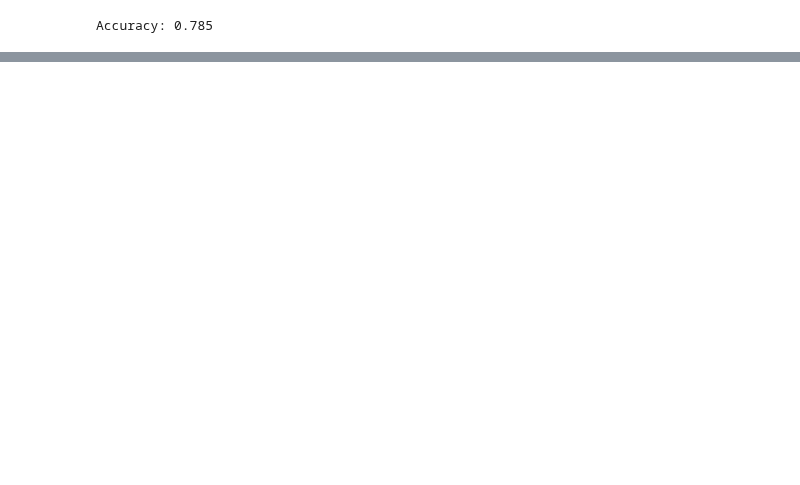
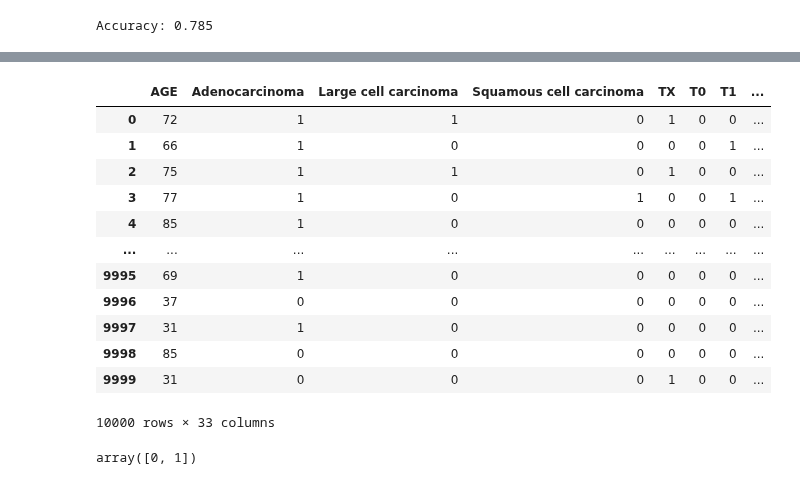
Before and after one commit to ben8169/Study, a Jupyter notebook: ml_class/second_kaggle_project/main.ipynb, the cells around one changed output, grey strips where cells are left out. Cells and saved outputs as stored; diff of their text form; code cells hidden in the pictures; blank space fills up the shorter version.

```diff
--- a/ml_class/second_kaggle_project/main.ipynb
+++ b/ml_class/second_kaggle_project/main.ipynb
@@ -141,0 +195,20 @@ Accuracy: 0.785
+# %%
+train
+# %% [output]
+|  | AGE | Adenocarcinoma | Large cell carcinoma | Squamous cell carcinoma | TX | T0 | T1 | ... |
+| 0 | 72 | 1 | 1 | 0 | 1 | 0 | 0 | ... |
+| 1 | 66 | 1 | 0 | 0 | 0 | 0 | 1 | ... |
+| 2 | 75 | 1 | 1 | 0 | 1 | 0 | 0 | ... |
+| 3 | 77 | 1 | 0 | 1 | 0 | 0 | 1 | ... |
+| 4 | 85 | 1 | 0 | 0 | 0 | 0 | 0 | ... |
+| ... | ... | ... | ... | ... | ... | ... | ... | ... |
+| 9995 | 69 | 1 | 0 | 0 | 0 | 0 | 0 | ... |
+| 9996 | 37 | 0 | 0 | 0 | 0 | 0 | 0 | ... |
+| 9997 | 31 | 1 | 0 | 0 | 0 | 0 | 0 | ... |
+| 9998 | 85 | 0 | 0 | 0 | 0 | 0 | 0 | ... |
+| 9999 | 31 | 0 | 0 | 0 | 1 | 0 | 0 | ... |
+10000 rows × 33 columns
+# %%
+train_preprocessed['Death'].unique()
+# %% [output]
+array([0, 1])
```
Also changed, not shown: parts of 36 cells of this notebook, 1 other file.
